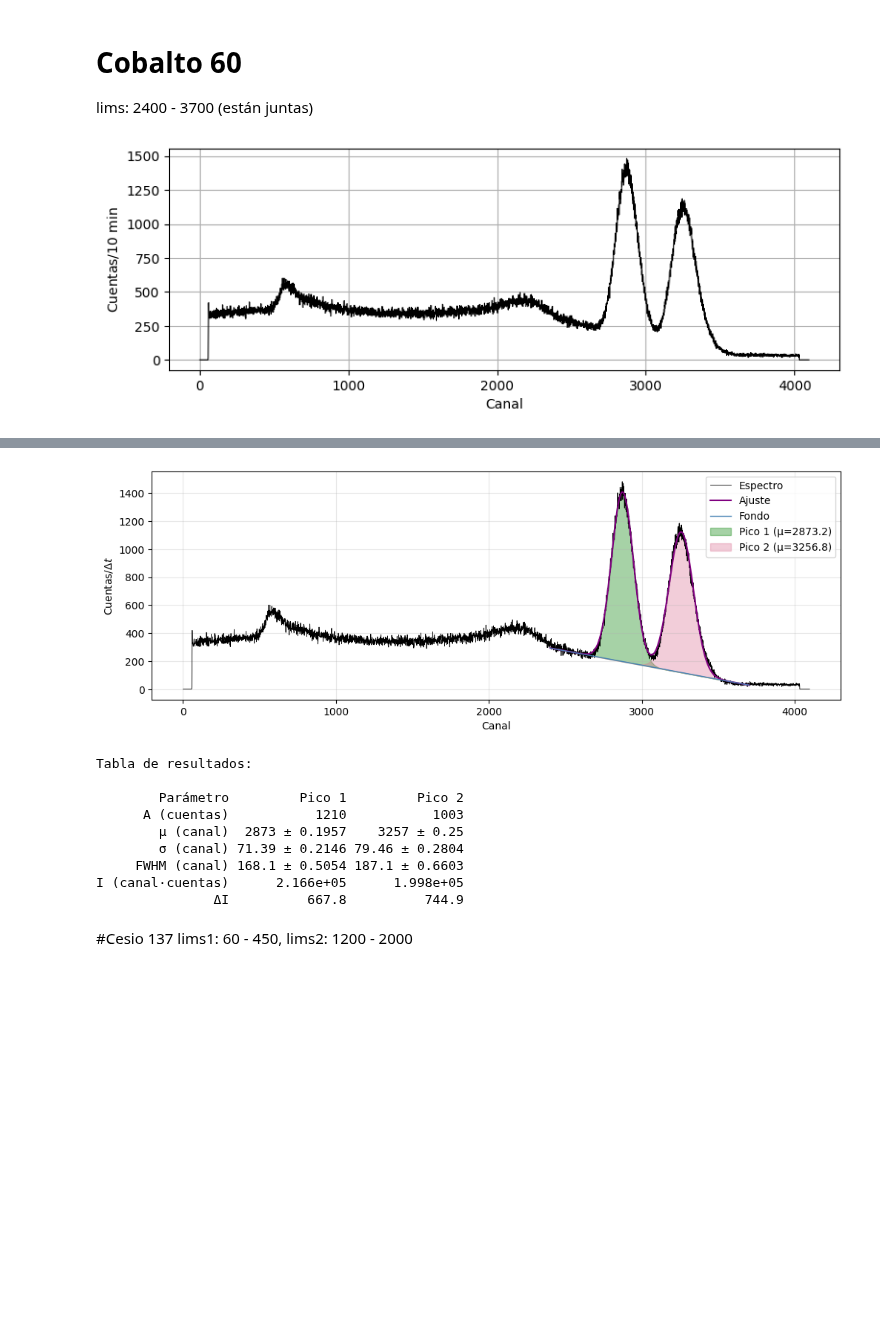
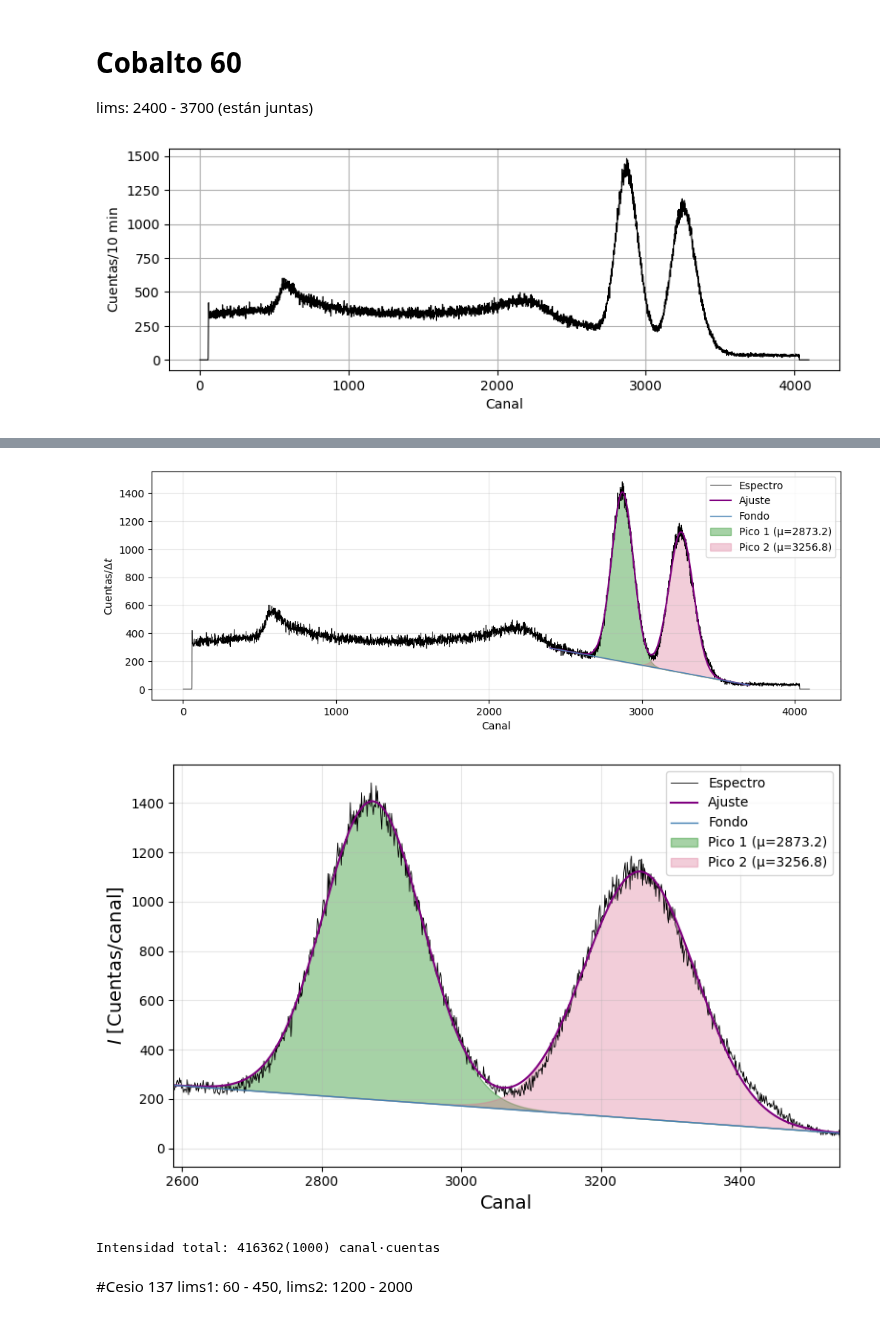
Before and after one commit to asarria48/Nuclear-physics, a Jupyter notebook: Informe1.ipynb, the cells around one changed output, grey strips where cells are left out. Cells and saved outputs as stored; diff of their text form; code cells hidden in the pictures; blank space fills up the shorter version.

```diff
--- a/Informe1.ipynb
+++ b/Informe1.ipynb
@@ -112,29 +146,25 @@ dFWHM1 = 2.355 * perr[2]
 dFWHM2 = 2.355 * perr[5]                                                        # propagación del error del FWHM2 a partir de sigma 2
 
 
-def fmt(x, dx=None):
-    if dx is None or np.isnan(dx):
-        return f"{x:.3g}"
-    else:
-        return f"{x:.3g} ± {dx:.3g}"
+def fmt_par(x, dx):
+    if np.isnan(dx):
+        return f"{x:.4g}"
+    dec = int(np.floor(np.log10(abs(dx)))) if dx != 0 else 0
+    ndec = max(0, -dec)
+    x_str = f"{x:.{ndec}f}"
+    dx_str = str(int(round(dx * 10**ndec)))
+    return f"{x_str}({dx_str})"
 
+# --- RESULTADOS ---
 print("\nResultados del ajuste (dos gaussianas + fondo lineal):\n")
-print("Pico 1 (menor μ):")
-print(f"  μ1 = {fmt(mu1, perr[1])} canales")
-print(f"  σ1 = {fmt(sigma1, perr[2])} canales")
-print(f"  FWHM1 = {fmt(FWHM1, dFWHM1)} canales")
-print(f"  A1 = {fmt(A1, perr[0])} cuentas (altura pico)")
-print(f"  I1 (área) = {fmt(I1, dI1)} canal·cuentas")
-
-print("\nPico 2:")
-print(f"  μ2 = {fmt(mu2, perr[4])} canales")
-print(f"  σ2 = {fmt(sigma2, perr[5])} canales")
-print(f"  FWHM2 = {fmt(FWHM2, dFWHM2)} canales")
-print(f"  A2 = {fmt(A2, perr[3])} cuentas")
-print(f"  I2 (área) = {fmt(I2, dI2)} canal·cuentas")
-
-print(f"\nFondo: m = {fmt(m, perr[6])} cuentas/canal, b = {fmt(b, perr[7])} cuentas")
-
+print(f"μ1 = {fmt_par(mu1, perr[1])} canales")
+print(f"σ1 = {fmt_par(sigma1, perr[2])} canales")
+print(f"FWHM1 = {fmt_par(FWHM1, dFWHM1)} canales")
+print(f"I1 = {fmt_par(I1, dI1)} canal·cuentas")
+print(f"\nμ2 = {fmt_par(mu2, perr[4])} canales")
+print(f"σ2 = {fmt_par(sigma2, perr[5])} canales")
+print(f"FWHM2 = {fmt_par(FWHM2, dFWHM2)} canales")
+print(f"I2 = {fmt_par(I2, dI2)} canal·cuentas")
 
 xfine = np.linspace(x_region.min(), x_region.max(), 2000)
 total_fit = two_gauss_linbg(xfine, *popt)
@@ -158,17 +188,28 @@ plt.legend()
 plt.grid(alpha=0.3)
 plt.show()
 
+# para ver de cerca los picos
+plt.figure(figsize=(8,5))
+plt.plot(x, y, color='black', lw=0.6, label="Espectro")
+plt.plot(xfine, total_fit, color='purple', lw=1.5, label="Ajuste")
+plt.plot(xfine, bg, color='steelblue', lw=1, label="Fondo")
 
-tabla = pd.DataFrame({
-    "Parámetro": ["A (cuentas)", "μ (canal)", "σ (canal)", "FWHM (canal)", "I (canal·cuentas)", "ΔI"],
-    "Pico 1": [f"{A1:.4g}", f"{mu1:.4g} ± {perr[1]:.4g}", f"{sigma1:.4g} ± {perr[2]:.4g}",
-               f"{FWHM1:.4g} ± {dFWHM1:.4g}", f"{I1:.4g}", f"{dI1:.4g}"],
-    "Pico 2": [f"{A2:.4g}", f"{mu2:.4g} ± {perr[4]:.4g}", f"{sigma2:.4g} ± {perr[5]:.4g}",
-               f"{FWHM2:.4g} ± {dFWHM2:.4g}", f"{I2:.4g}", f"{dI2:.4g}"]
-})
+# relleno gaussianas para que se vea bien el ajuste
+plt.fill_between(xfine, bg, g1 + bg, where=(g1 + bg > bg), color='green', alpha=0.35, label=f"Pico 1 (μ={mu1:.1f})")
+plt.fill_between(xfine, bg, g2 + bg, where=(g2 + bg > bg), color='palevioletred', alpha=0.35, label=f"Pico 2 (μ={mu2:.1f})")
 
-print("\nTabla de resultados:\n")
-print(tabla.to_string(index=False))
+plt.xlim(mu1 - 4*sigma1, mu2 + 4*sigma1)   # zoom alrededor de los picos
+plt.xlabel("Canal", fontsize=14)
+plt.ylabel("$I$ [Cuentas/canal]", fontsize=14)
+plt.legend(fontsize=10)
+plt.grid(alpha=0.3)
+plt.tight_layout()
+plt.show()
+
+I_total = I1 + I2
+dI_total = np.sqrt(dI1**2 + dI2**2)
+
+print(f"\nIntensidad total: {fmt_par(I_total, dI_total)} canal·cuentas")
 # %% [output]
 [figure]
 Resultados del ajuste (dos gaussianas + fondo lineal):
@@ -191,13 +226,6 @@ Fondo: m = -0.204 ± 0.00216 cuentas/canal, b = 782 ± 6.62 cuentas
 [figure]
+[figure, added]
-Tabla de resultados:
-
-        Parámetro         Pico 1         Pico 2
-      A (cuentas)           1210           1003
-        μ (canal)  2873 ± 0.1957    3257 ± 0.25
-        σ (canal) 71.39 ± 0.2146 79.46 ± 0.2804
-     FWHM (canal) 168.1 ± 0.5054 187.1 ± 0.6603
-I (canal·cuentas)      2.166e+05      1.998e+05
-               ΔI          667.8          744.9
+Intensidad total: 416362(1000) canal·cuentas
 # %% [markdown]
 #Cesio 137
 lims1: 60 - 450,
```
Also changed, not shown: parts of 8 cells of this notebook.
